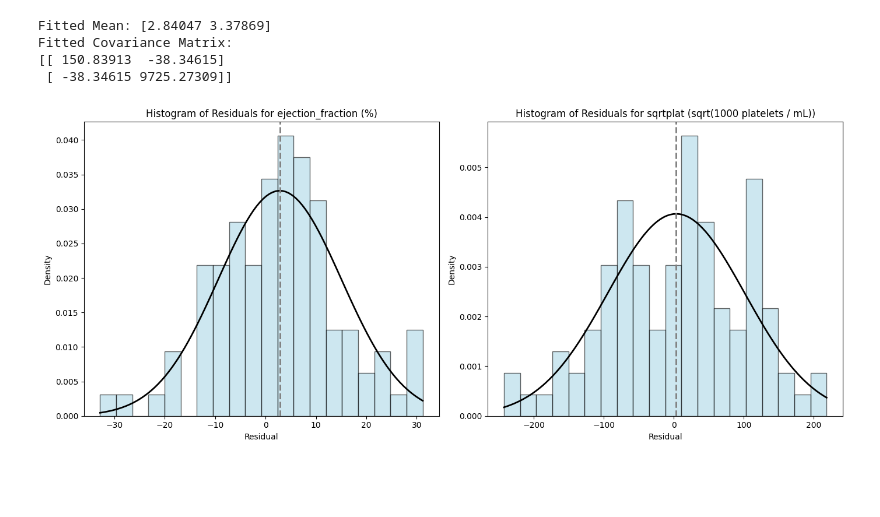
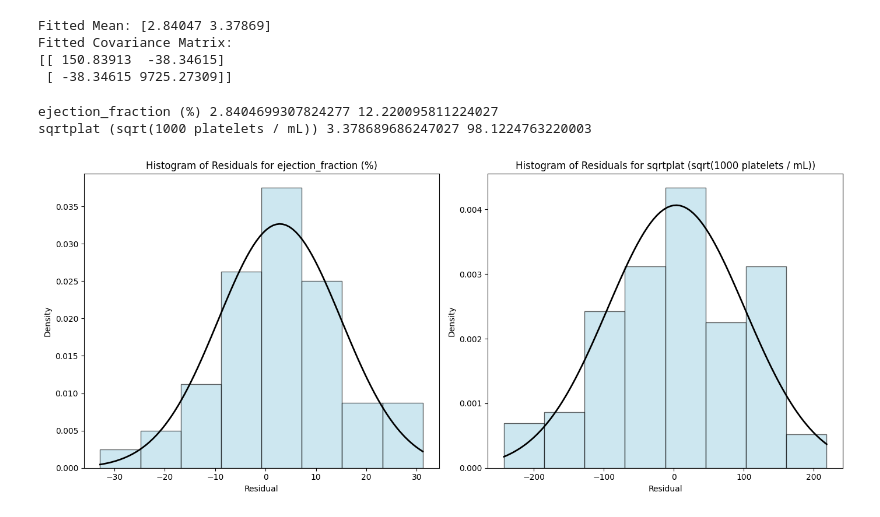
Before and after one commit to timryall/STAT3006, a Jupyter notebook: assignment_1/question_1/question_1_d.ipynb, the cells around one changed output. Saved outputs shown, nothing was run; the diff lists cells and outputs as text; code cells hidden in the pictures; blank space fills up the shorter version.

```diff
--- a/assignment_1/question_1/question_1_d.ipynb
+++ b/assignment_1/question_1/question_1_d.ipynb
@@ -80,30 +80,33 @@ Fitted Covariance Matrix:
 # %%
 # Plotting histograms with fitted normal distributions
 fig, axes = plt.subplots(1, 2, figsize=(14, 6))
 
 # Labels for the variables
 labels = ['ejection_fraction (%)', 'sqrtplat (sqrt(1000 platelets / mL))']
 
 for i in range(2):
     # Fit a normal distribution to the residuals of each variable
     mean, std_dev = norm.fit(residuals[:, i])
+    print(labels[i], mean, std_dev)
 
     # Plot the histogram
-    axes[i].hist(residuals[:, i], bins=20, density=True, alpha=0.6, color='lightblue', edgecolor='k')
+    axes[i].hist(residuals[:, i], bins=8, density=True, alpha=0.6, color='lightblue', edgecolor='k')
 
     # Plot the fitted normal distribution curve
     x = np.linspace(residuals[:, i].min(), residuals[:, i].max(), 100)
     p = norm.pdf(x, mean, std_dev)
     axes[i].plot(x, p, 'k', linewidth=2)
 
-    axes[i].axvline(mean, color='gray', linestyle='--', linewidth=2)
+    #axes[i].axvline(mean, color='gray', linestyle='--', linewidth=2)
 
     # Set titles and labels
     axes[i].set_title(f'Histogram of Residuals for {labels[i]}')
     axes[i].set_xlabel('Residual')
     axes[i].set_ylabel('Density')
 
 plt.tight_layout()
 plt.show()
 # %% [output]
+ejection_fraction (%) 2.8404699307824277 12.220095811224027
+sqrtplat (sqrt(1000 platelets / mL)) 3.378689686247027 98.1224763220003
-[figure, old version]
+[figure, new version]
```
Also changed, not shown: 2 other files.
